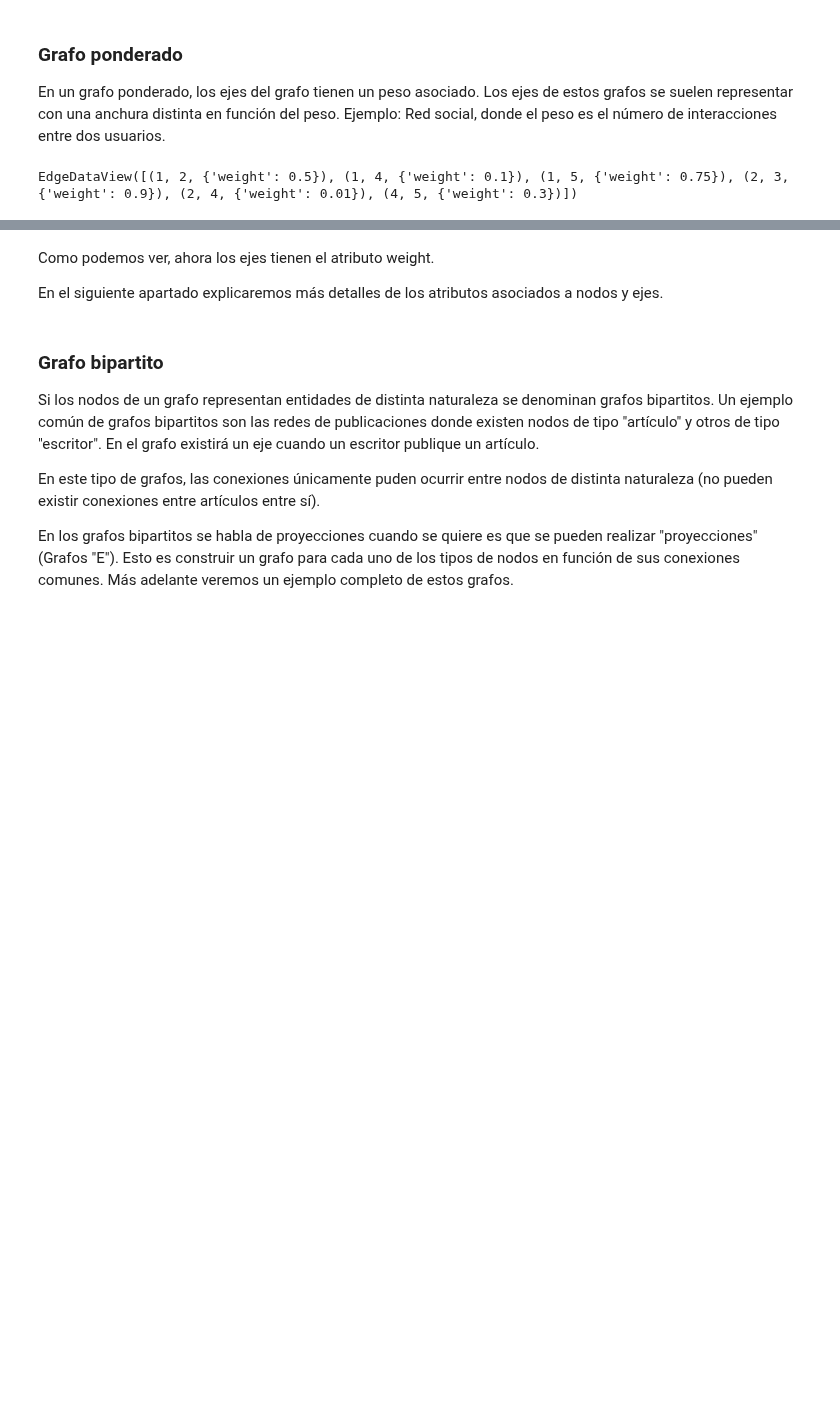
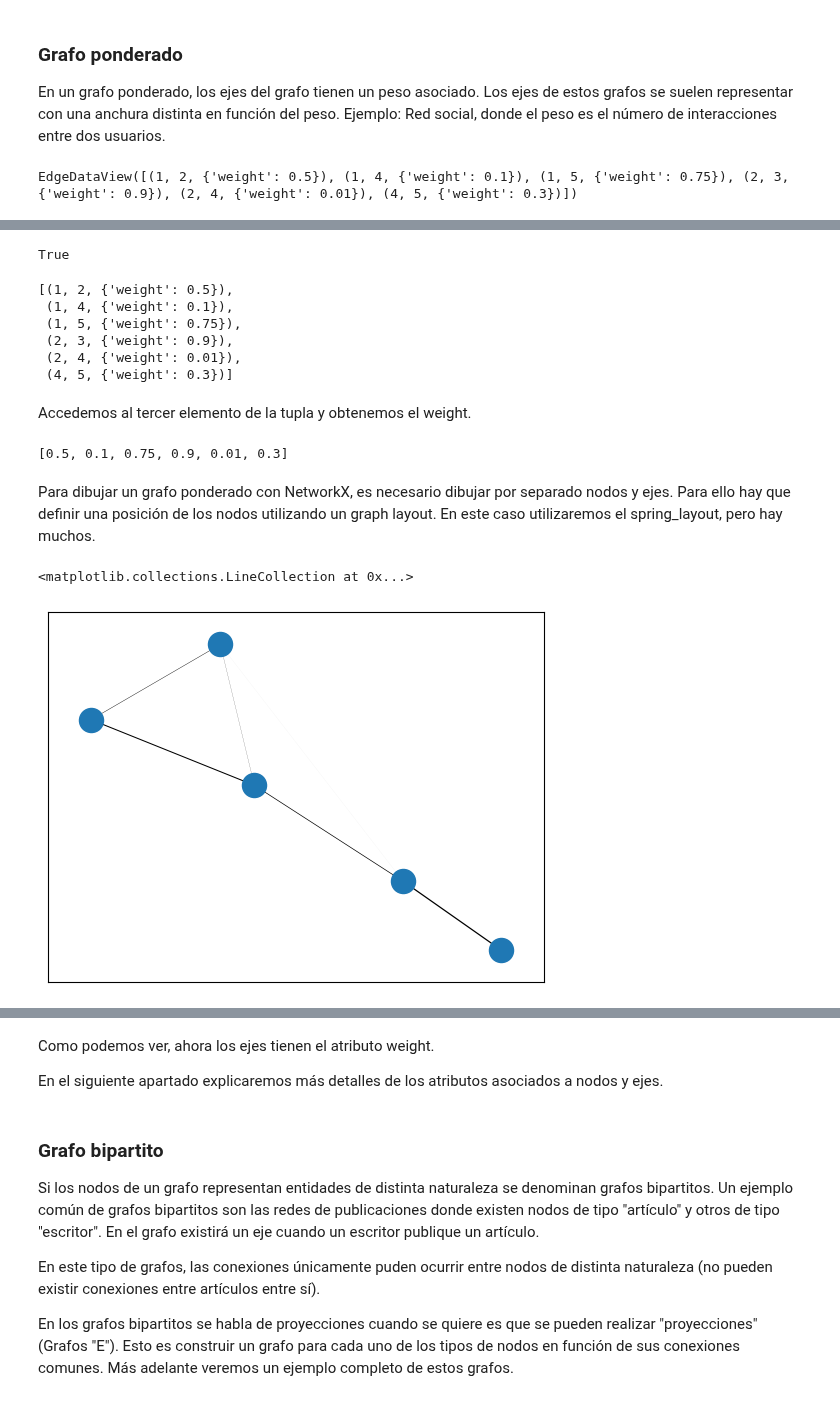
Before and after one commit to FernandoCarazoMelo/network-science, a Jupyter notebook: documentos/Parte1-grafos.ipynb, the cells around one changed output, grey strips where cells are left out. Saved outputs shown, nothing was run; the diff lists cells and outputs as text; code cells hidden in the pictures; blank space fills up the shorter version.

```diff
--- a/documentos/Parte1-grafos.ipynb
+++ b/documentos/Parte1-grafos.ipynb
@@ -443,7 +494,16 @@ En un grafo ponderado, los ejes del grafo tienen un peso asociado. Los ejes de e
 G = nx.Graph()
 
 # Añadimos conexiones
-G.add_weighted_edges_from([(1, 2, 0.5), (2,3, 0.9), (1, 4, 0.1), (1, 5, 0.75), (4,2, 0.01), (5,4, 0.3)])
+G.add_weighted_edges_from(
+    [
+        (1, 2, 0.5),
+        (2, 3, 0.9),
+        (1, 4, 0.1),
+        (1, 5, 0.75),
+        (4, 2, 0.01),
+        (5, 4, 0.3),
+    ]
+)
 
 G.edges(data=True)
 # %% [output]
@@ -450,0 +515,38 @@ EdgeDataView([(1, 2, {'weight': 0.5}), (1, 4, {'weight': 0.1}), (1, 5, {'weight'
+# %%
+nx.is_weighted(G)
+# %% [output]
+True
+# %%
+[a for a in G.edges(data=True)]
+# %% [output]
+[(1, 2, {'weight': 0.5}),
+ (1, 4, {'weight': 0.1}),
+ (1, 5, {'weight': 0.75}),
+ (2, 3, {'weight': 0.9}),
+ (2, 4, {'weight': 0.01}),
+ (4, 5, {'weight': 0.3})]
+# %% [markdown]
+Accedemos al tercer elemento de la tupla y obtenemos el weight.
+# %%
+weights = [a[2]["weight"] for a in G.edges(data=True)]
+weights
+# %% [output]
+[0.5, 0.1, 0.75, 0.9, 0.01, 0.3]
+# %% [markdown]
+Para dibujar un grafo ponderado con NetworkX, es necesario dibujar por separado nodos y ejes.
+Para ello hay que definir una posición de los nodos utilizando un graph layout. En este caso utilizaremos el spring_layout, pero hay muchos.
+# %%
+# Definimos la posición de los nodos
+pos = nx.spring_layout(G)
+
+# Dibujamos
+nx.draw_networkx_nodes(G, pos=pos,)
+nx.draw_networkx_edges(
+    G,
+    pos=pos,
+    edgelist=G.edges,
+    width=weights,
+)
+# %% [output]
+<matplotlib.collections.LineCollection at 0x...>
+[figure, added]
```
Also changed, not shown: parts of 64 cells of this notebook.
